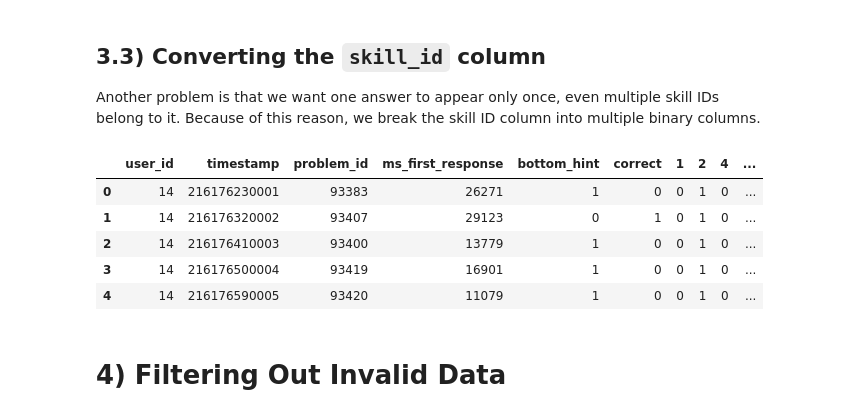
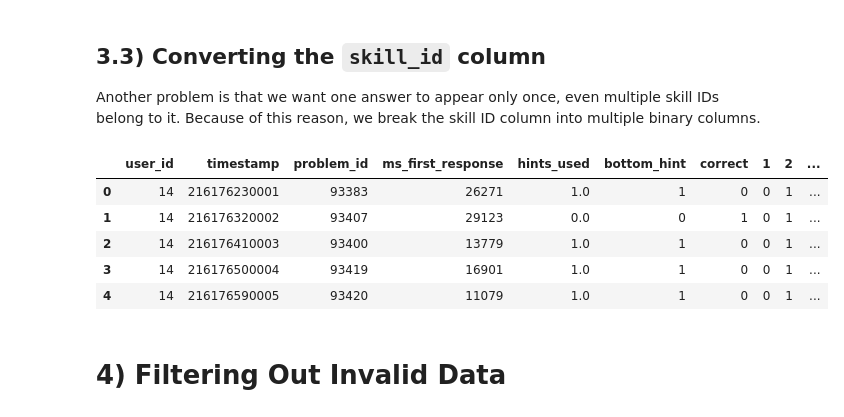
Before and after one commit to botond0401/personalized-education, a Jupyter notebook: notebooks/data_exploration.ipynb, the cells around one changed output. Cells and saved outputs as stored; diff of their text form; code cells hidden in the pictures.

```diff
--- a/notebooks/data_exploration.ipynb
+++ b/notebooks/data_exploration.ipynb
@@ -12,7 +14,8 @@ pd.set_option('display.max_rows', None)
 # %% [markdown]
 ## 2.1) Importing data
 # %%
-df_data = pd.read_csv('data/raw/skill_builder_data.csv', encoding='ISO-8859-1', low_memory=False)
+data_folder = os.path.join(os.getcwd(), '..', 'data')
+df_data = pd.read_csv(data_folder + '/raw/skill_builder_data.csv', encoding='ISO-8859-1', low_memory=False)
 df_data.head()
 # %% [output]
 |  | order_id | assignment_id | user_id | assistment_id | problem_id | original | correct | attempt_count | ... |
@@ -25,7 +28,7 @@ df_data.head()
 ## 2.2) Deleting unnecessary columns
 # %%
 columns_to_keep = ['order_id', 'user_id', 'correct', 'skill_id', 'skill_name', 'problem_id',
-                              'ms_first_response', 'bottom_hint', 'opportunity']
+                              'ms_first_response', 'bottom_hint', 'hint_total', 'hint_count', 'opportunity']
 df_data_filtered = df_data[columns_to_keep]
 df_data_filtered.isna().sum()
 # %% [output]
@@ -53,7 +58,13 @@ df_data_full['opportunity_padded'] = df_data_full['opportunity'].apply(lambda x:
 # Create the 'timestamp' column by concatenating 'order_id' and padded 'opportunity'
 df_data_full['timestamp'] = df_data_full['order_id'].astype(str) + df_data_full['opportunity_padded']
 
-df_data_full.drop(columns=['opportunity', 'opportunity_padded', 'order_id'], inplace=True)
+df_data_full['hints_used'] = np.where(
+    df_data_full['hint_total'] == 0,  # Condition: hint_total is 0
+    0,                                # Value when true (set to 0)
+    df_data_full['hint_count'] / df_data_full['hint_total']  # Normal division otherwise
+)
+
+df_data_full.drop(columns=['opportunity', 'opportunity_padded', 'order_id', 'hint_total', 'hint_count'], inplace=True)
 
 df_data_full.head()
 # %% [output]
@@ -155,29 +167,29 @@ df_answers.head(20)
 Another problem is that we want one answer to appear only once, even multiple skill IDs belong to it. Because of this reason, we break the skill ID column into multiple binary columns.
 # %%
 # Create a binary column for each skill_id
-columns_to_keep = ["user_id", "timestamp", "problem_id", "ms_first_response", "bottom_hint", "correct"]
+columns_to_keep = ["user_id", "timestamp", "problem_id", "ms_first_response", "hints_used", "bottom_hint", "correct"]
 
 df_answers_pivot = df_answers.pivot_table(
     index=columns_to_keep,
     columns="skill_id",
     aggfunc="size",
     fill_value=0
 ).reset_index()
 
 # Flatten the column names
 df_answers_pivot.columns.name = None
 df_answers_pivot = df_answers_pivot.rename_axis(None, axis=1)
 # Sort
 df_answers_pivot = df_answers_pivot.sort_values(by=['user_id', 'timestamp'])
 # Display the resulting DataFrame
 df_answers_pivot.head()
 # %% [output]
-|  | user_id | timestamp | problem_id | ms_first_response | bottom_hint | correct | 1 | 2 | 4 | ... |
-| 0 | 14 | 216176230001 | 93383 | 26271 | 1 | 0 | 0 | 1 | 0 | ... |
-| 1 | 14 | 216176320002 | 93407 | 29123 | 0 | 1 | 0 | 1 | 0 | ... |
-| 2 | 14 | 216176410003 | 93400 | 13779 | 1 | 0 | 0 | 1 | 0 | ... |
-| 3 | 14 | 216176500004 | 93419 | 16901 | 1 | 0 | 0 | 1 | 0 | ... |
-| 4 | 14 | 216176590005 | 93420 | 11079 | 1 | 0 | 0 | 1 | 0 | ... |
+|  | user_id | timestamp | problem_id | ms_first_response | hints_used | bottom_hint | correct | 1 | 2 | ... |
+| 0 | 14 | 216176230001 | 93383 | 26271 | 1.0 | 1 | 0 | 0 | 1 | ... |
+| 1 | 14 | 216176320002 | 93407 | 29123 | 0.0 | 0 | 1 | 0 | 1 | ... |
+| 2 | 14 | 216176410003 | 93400 | 13779 | 1.0 | 1 | 0 | 0 | 1 | ... |
+| 3 | 14 | 216176500004 | 93419 | 16901 | 1.0 | 1 | 0 | 0 | 1 | ... |
+| 4 | 14 | 216176590005 | 93420 | 11079 | 1.0 | 1 | 0 | 0 | 1 | ... |
 # %% [markdown]
 # 4) Filtering Out Invalid Data
 # %% [markdown]
```
Also changed, not shown: parts of 20 cells of this notebook, 2 other files.
